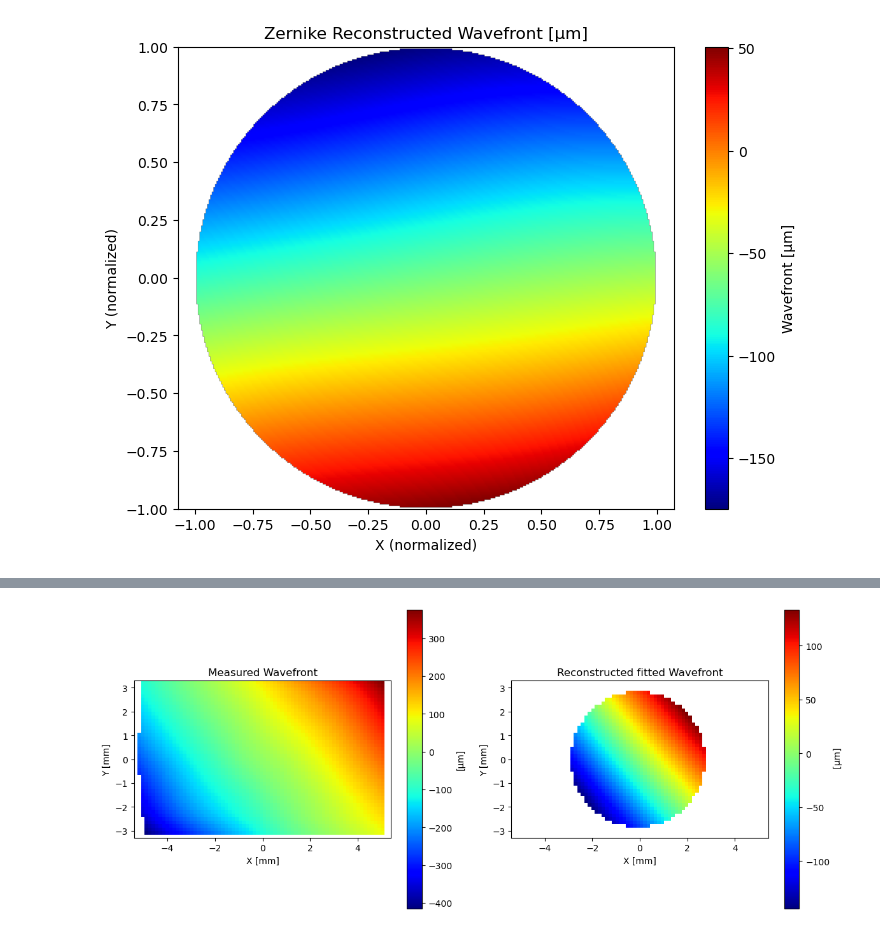
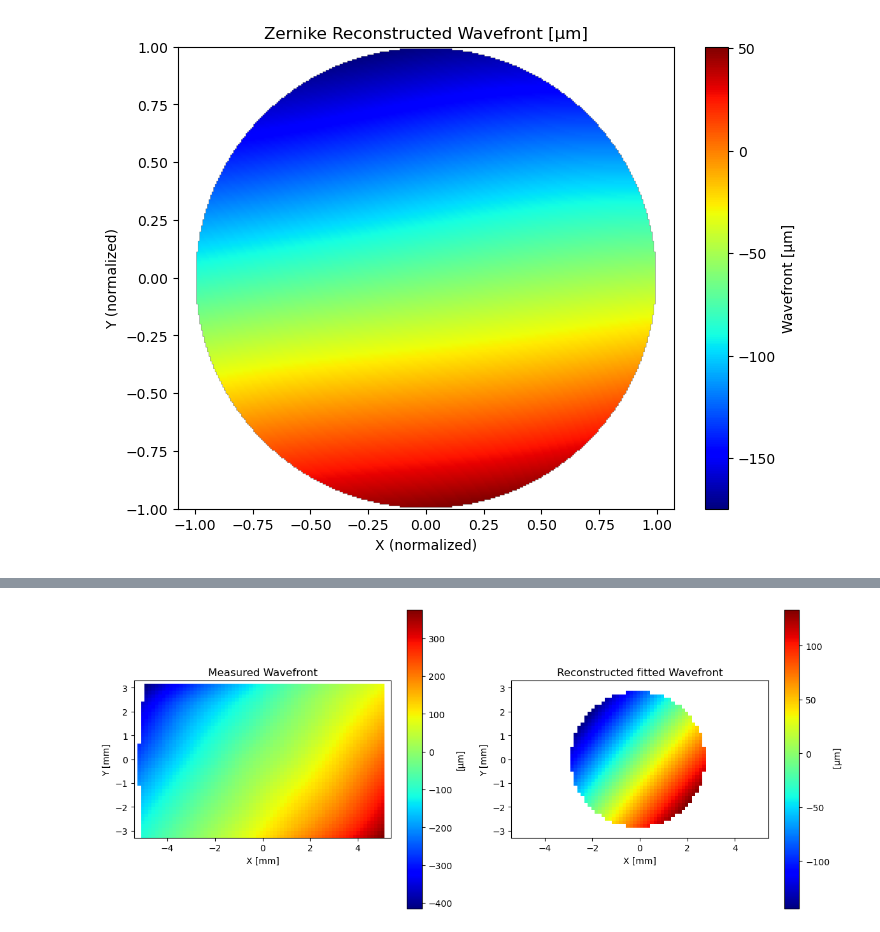
Before and after one commit to Leonardo-5/Zernike_analysis_of_wavefront, a Jupyter notebook: Zernike_map.ipynb, the cells around one changed output, grey strips where cells are left out. Drawn from its saved outputs; the diff is of its cells as text; code cells hidden in the pictures.

Commit message:
zernike fit - referenece

```diff
--- a/Zernike_map.ipynb
+++ b/Zernike_map.ipynb
@@ -462,7 +462,7 @@ plt.show()
 # %% [output]
 [figure]
 # %%
-
+from mpl_toolkits.mplot3d import Axes3D
 
 
 def noll_to_zernike(j):
@@ -584,13 +584,13 @@ def plot_wavefronts(x_coords, y_coords, wavefront_data, wavefront_fit):
 
     fig, axs = plt.subplots(1, 2, figsize=(12, 5))
 
-    im0 = axs[0].imshow(wavefront_data, extent=extent, origin='lower', cmap='jet')
+    im0 = axs[0].imshow(wavefront_data, extent=extent, origin='upper', cmap='jet')
     axs[0].set_title('Measured Wavefront')
     axs[0].set_xlabel('X [mm]')
     axs[0].set_ylabel('Y [mm]')
     plt.colorbar(im0, ax=axs[0], label='[μm]')
 
-    im1 = axs[1].imshow(wavefront_fit, extent=extent, origin='lower', cmap='jet')
+    im1 = axs[1].imshow(wavefront_fit, extent=extent, origin='upper', cmap='jet')
     axs[1].set_title('Reconstructed fitted Wavefront')
     axs[1].set_xlabel('X [mm]')
     axs[1].set_ylabel('Y [mm]')
@@ -622,7 +622,6 @@ max_mode = 6
 x_coords, y_coords, wavefront_data = parse_wavefront_grid(filename)
 coeffs, wavefront_fit = fit_zernikes(x_coords, y_coords, wavefront_data, pupil_diameter, max_mode)
 
-print("Fitted Zernike coefficients (modes 1 to {}):".format(max_mode))
 for i, c in enumerate(coeffs, 1):
     print(f"Mode {i}: {c:.6f} ")#µm")
 
@@ -653,7 +652,7 @@ for noll in range(1, n_modes + 1):
     zern = np.full_like(R, np.nan)
     zern[mask] = basis_stack[noll - 1][mask]
     im = ax.imshow(zern, extent=[np.nanmin(x_coords), np.nanmax(x_coords), np.nanmin(y_coords), np.nanmax(y_coords)],
-                   origin='lower', cmap='RdBu')
+                   origin='upper', cmap='RdBu')
     ax.set_title(f"n={n}, m={m}\nNoll {noll}")
     ax.axis('off')
     fig.colorbar(im, ax=ax, fraction=0.046, pad=0.04)
@@ -667,6 +666,80 @@ for i in range(orders + 1):
 
 plt.tight_layout(rect=[0, 0, 1, 0.97])
 plt.show()
+
+X, Y = np.meshgrid(x_coords, y_coords)
+
+fig = plt.figure(figsize=(10, 8))
+ax = fig.add_subplot(111, projection='3d')
+surf = ax.plot_surface(X, Y, wavefront_fit, cmap='jet', edgecolor='none')
+ax.set_title('Reconstructed Wavefront (3D)')
+ax.set_xlabel('X [mm]')
+ax.set_ylabel('Y [mm]')
+ax.set_zlabel('Wavefront [μm]')
+fig.colorbar(surf, shrink=0.5, aspect=10, label='Wavefront [μm]')
+
+# Add a horizontal plane at z=0
+x_plane = np.linspace(np.nanmin(x_coords), np.nanmax(x_coords), 100)
+y_plane = np.linspace(np.nanmin(y_coords), np.nanmax(y_coords), 100)
+X_plane, Y_plane = np.meshgrid(x_plane, y_plane)
+Z_plane = np.zeros_like(X_plane)
+ax.plot_surface(X_plane, Y_plane, Z_plane, color='gray', alpha=0.3, edgecolor='none')
+
+plt.show()
+
+# Plot a central profile (e.g., along the middle row)
+mid_y_idx = len(y_coords) // 2
+
+plt.figure(figsize=(10, 5))
+plt.plot(x_coords, wavefront_data[mid_y_idx], label='Measured', marker='o')
+plt.plot(x_coords, wavefront_fit[mid_y_idx], label='Fitted', marker='x')
+plt.xlabel('X [mm]')
+plt.ylabel('Wavefront [μm]')
+plt.title('Central Profile: Measured vs Fitted Wavefront')
+plt.legend()
+plt.grid(True)
+plt.show()
+
+
+
+##################### 3D PLOTS OF ZERNIKE MODES ##########################
+
+#####################################################################
+grid_size = 300
+modes = [4, 5,6]  # Noll indices
+#############################################################
+x = np.linspace(-1, 1, grid_size)
+y = np.linspace(-1, 1, grid_size)
+X, Y = np.meshgrid(x, y)
+R = np.sqrt(X**2 + Y**2)
+Theta = np.arctan2(Y, X)
+mask = R <= 1.0
+basis_stack = zernike_basis(nterms=max(modes), rho=R, theta=Theta)
+
+
+fig = plt.figure(figsize=(16, 8))
+for i, mode in enumerate(modes, 1):
+    Z = np.full_like(R, np.nan)
+    Z[mask] = basis_stack[mode-1][mask]  # nan outside the pupil
+
+    ax = fig.add_subplot(1, len(modes), i, projection='3d')
+    # Only plot points inside the pupil
+    # The 'mask' argument is not valid for plot_surface; use nan-masked Z instead
+    surf = ax.plot_surface(
+        X, Y, Z,
+        rstride=3, cstride=3,
+        cmap='jet',
+        linewidth=0, antialiased=True
+    )
+    ax.set_title(f'Mode {mode}')
+    ax.set_xlabel('X')
+    ax.set_ylabel('Y')
+    ax.set_zlabel('µm')
+    ax.set_zlim(np.nanmin(Z), np.nanmax(Z))
+    fig.colorbar(surf, ax=ax, shrink=0.6, pad=0.1, label='µm')
+
+plt.tight_layout()
+plt.show()
 # %% [output]
 x_coords length: 74
 wavefront_data shape: (45, 74)
@@ -674,7 +746,7 @@ Fitted Zernike coefficients (modes 1 to 6):
 Mode 1: -3.320530
 Mode 2: 52.888120
 Mode 3: -45.769420
 Mode 4: -0.979901
 Mode 5: 0.043397
 Mode 6: -0.756293
-[figure, old version]
+[figure, new version]
```
Also changed, not shown: parts of 4 cells of this notebook.
